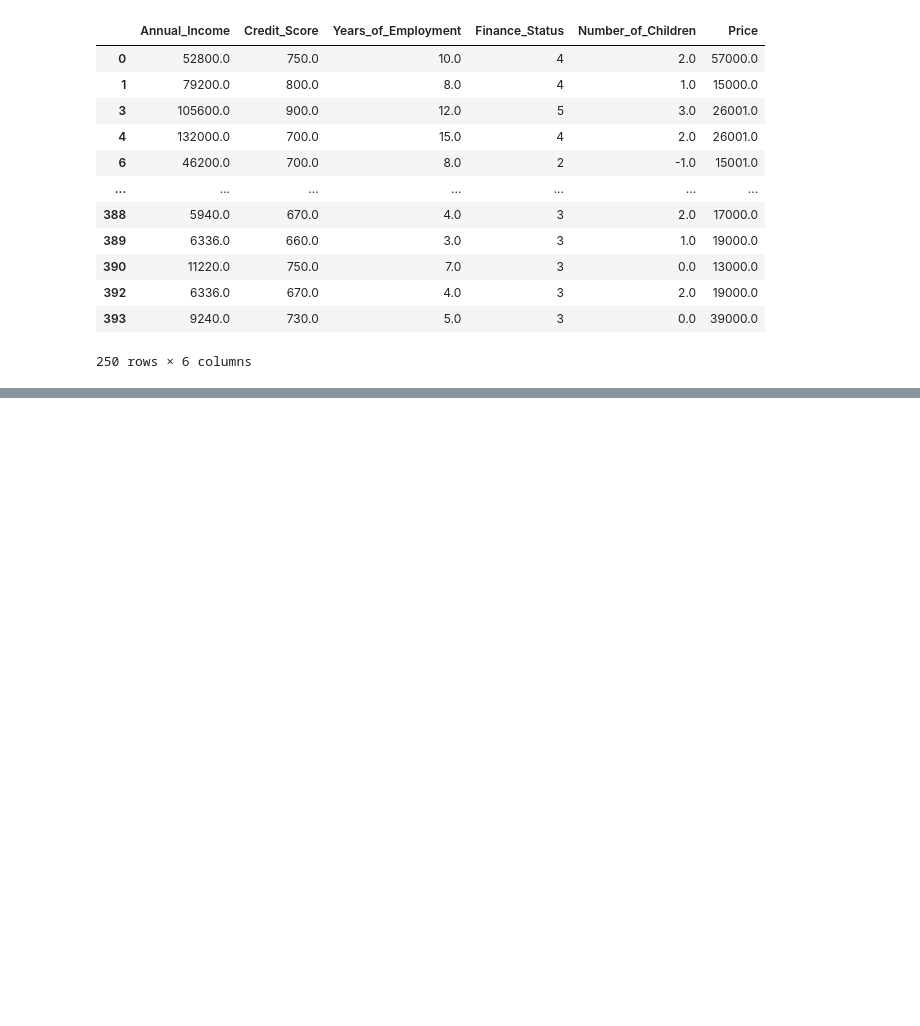
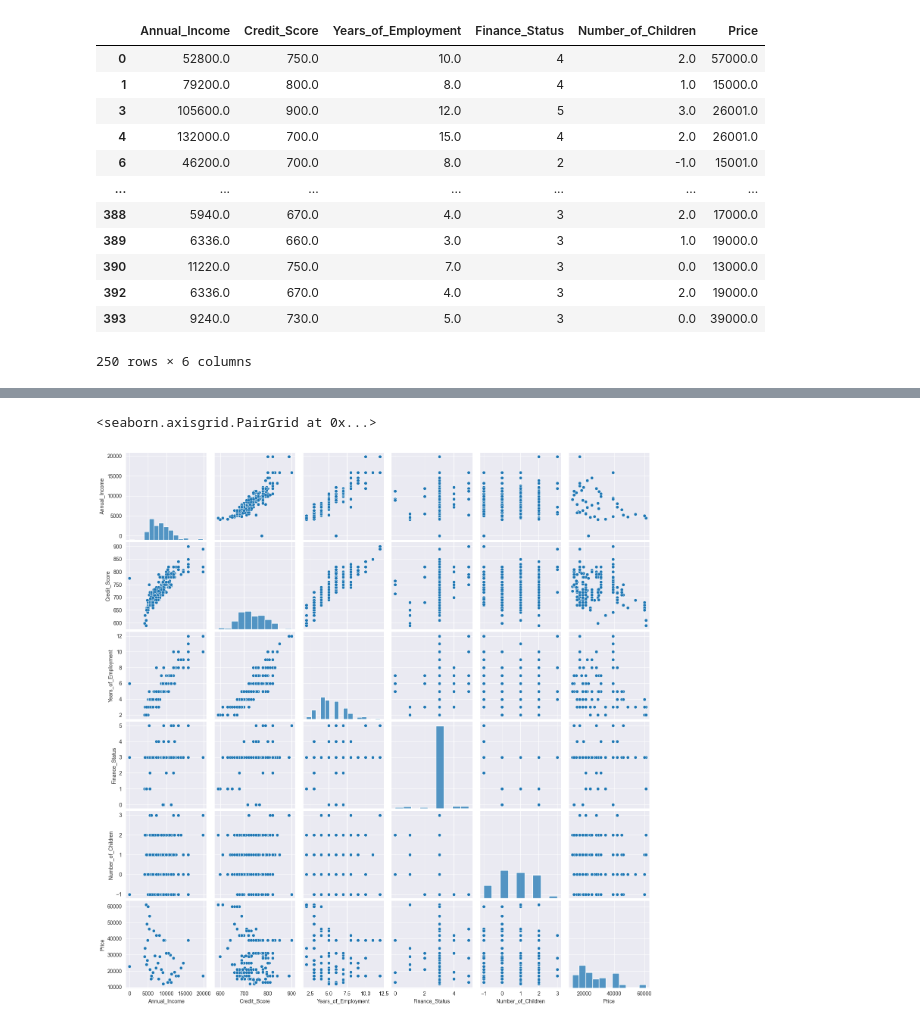
Before and after one commit to File500/Data_science_and_analysis, a Jupyter notebook: analysis/predictive_analysis/ML_models_training.ipynb, the cells around one changed output, grey strips where cells are left out. Drawn from its saved outputs; the diff is of its cells as text; code cells hidden in the pictures; blank space fills up the shorter version.

```diff
--- a/analysis/predictive_analysis/ML_models_training.ipynb
+++ b/analysis/predictive_analysis/ML_models_training.ipynb
@@ -148,0 +178,5 @@ data_reg
+# %%
+sns.pairplot(data_reg)
+# %% [output]
+<seaborn.axisgrid.PairGrid at 0x...>
+[figure, added]
```
Also changed, not shown: parts of 17 cells of this notebook, 2 other files.
